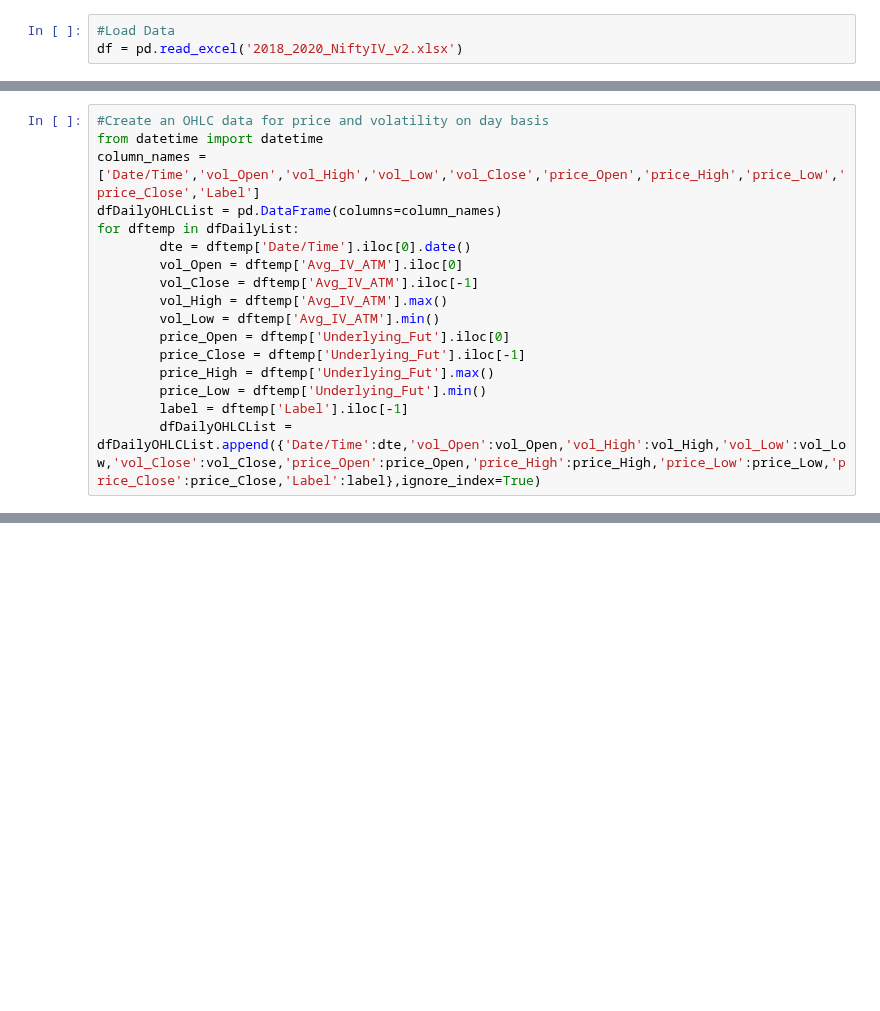
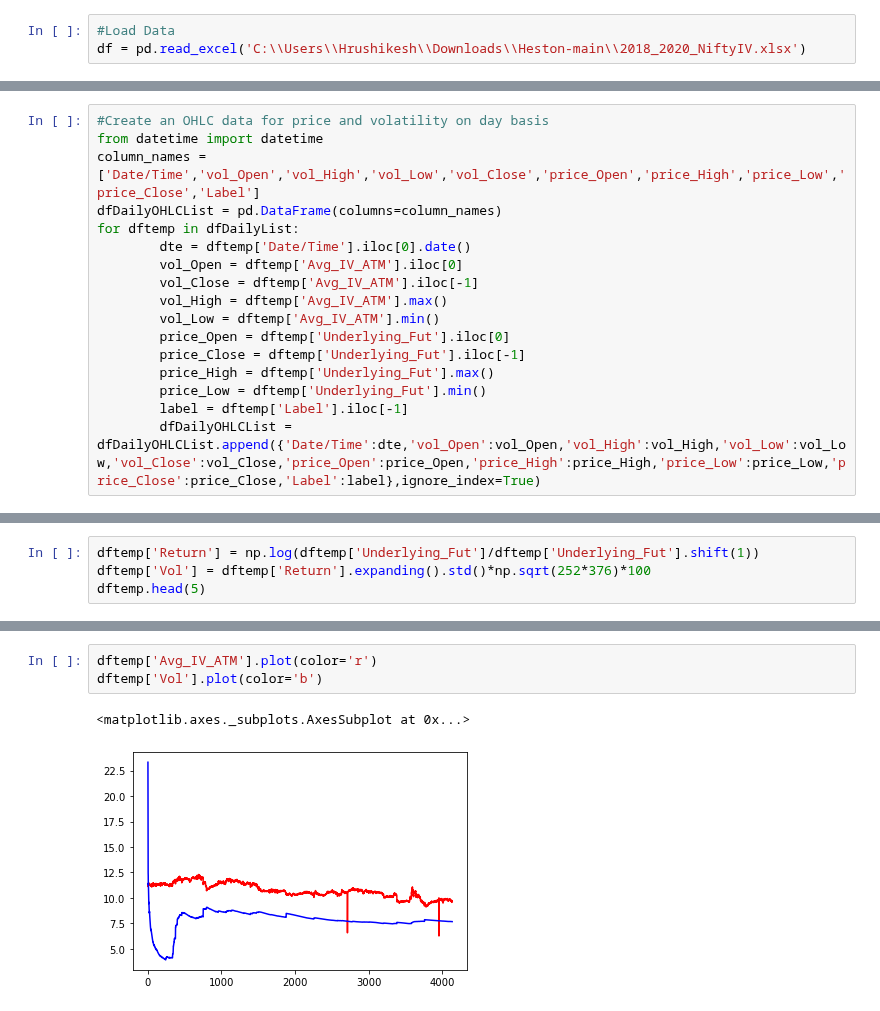
Before and after one commit to hpimpalgaonkar/Heston, a Jupyter notebook: GARCH.ipynb, the cells around one changed output, grey strips where cells are left out. Drawn from its saved outputs; the diff is of its cells as text; blank space fills up the shorter version.

```diff
--- a/GARCH.ipynb
+++ b/GARCH.ipynb
@@ -42,7 +42,7 @@ def tsplot(y, lags=None, figsize=(10, 8), style='bmh'):
     return
 # %%
 #Load Data
-df = pd.read_excel('2018_2020_NiftyIV_v2.xlsx')
+df = pd.read_excel('C:\\Users\\Hrushikesh\\Downloads\\Heston-main\\2018_2020_NiftyIV.xlsx')
 # %%
 #Create a label to identify the transition from one expiry to another. This piece of code identifies the change in
 #days to expiry and creates a abel for it.
@@ -184,0 +319,4 @@ res.plot()
+# %%
+dftemp['Return'] = np.log(dftemp['Underlying_Fut']/dftemp['Underlying_Fut'].shift(1))
+dftemp['Vol'] = dftemp['Return'].expanding().std()*np.sqrt(252*376)*100
+dftemp.head(5)
@@ -184,0 +340,6 @@ res.plot()
+# %%
+dftemp['Avg_IV_ATM'].plot(color='r')
+dftemp['Vol'].plot(color='b')
+# %% [output]
+<matplotlib.axes._subplots.AxesSubplot at 0x...>
+[figure, added]
```
Also changed, not shown: parts of 15 cells of this notebook.
